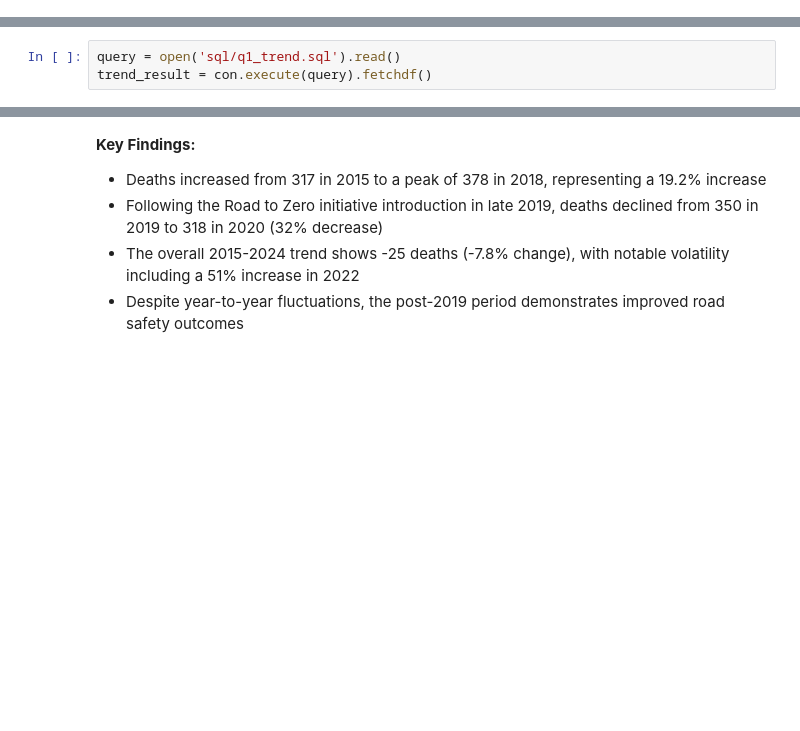
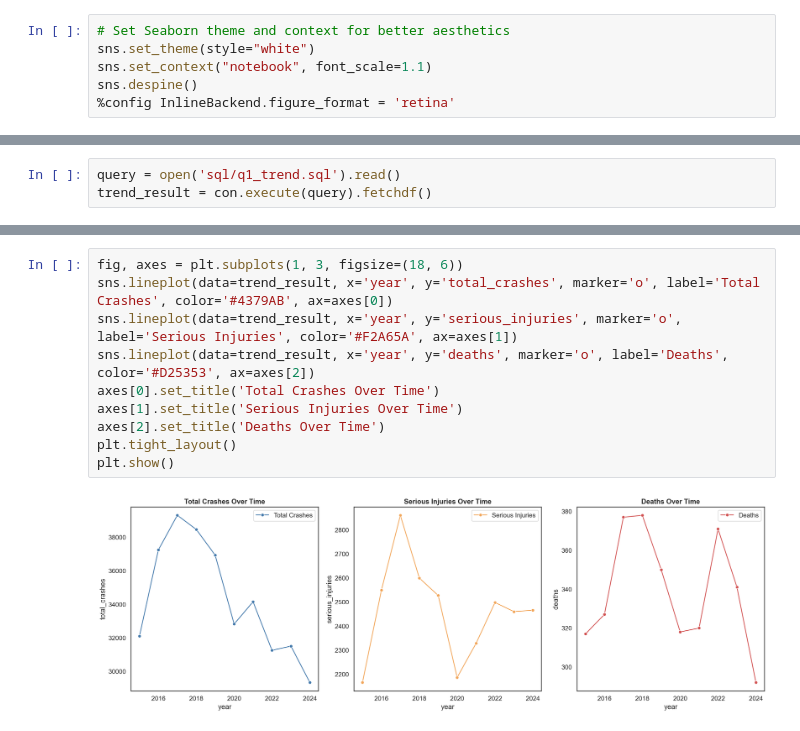
Before and after one commit to Lam-Truong/nz-road-safety-sql, a Jupyter notebook: project_1_workbook.ipynb, the cells around one changed output, grey strips where cells are left out. Drawn from its saved outputs; the diff is of its cells as text; blank space fills up the shorter version.

```diff
--- a/project_1_workbook.ipynb
+++ b/project_1_workbook.ipynb
@@ -8,0 +14,6 @@ pd.set_option('display.max_rows', 100)
+# %%
+# Set Seaborn theme and context for better aesthetics
+sns.set_theme(style="white")
+sns.set_context("notebook", font_scale=1.1)
+sns.despine()
+%config InlineBackend.figure_format = 'retina'
@@ -213,6 +226,12 @@ trend_result
-# %% [markdown]
-**Key Findings:**
-- Deaths increased from 317 in 2015 to a peak of 378 in 2018, representing a 19.2% increase
-- Following the Road to Zero initiative introduction in late 2019, deaths declined from 350 in 2019 to 318 in 2020 (32% decrease)
-- The overall 2015-2024 trend shows -25 deaths (-7.8% change), with notable volatility including a 51% increase in 2022
-- Despite year-to-year fluctuations, the post-2019 period demonstrates improved road safety outcomes
+# %%
+fig, axes = plt.subplots(1, 3, figsize=(18, 6))
+sns.lineplot(data=trend_result, x='year', y='total_crashes', marker='o', label='Total Crashes', color='#4379AB', ax=axes[0])
+sns.lineplot(data=trend_result, x='year', y='serious_injuries', marker='o', label='Serious Injuries', color='#F2A65A', ax=axes[1])
+sns.lineplot(data=trend_result, x='year', y='deaths', marker='o', label='Deaths', color='#D25353', ax=axes[2])
+axes[0].set_title('Total Crashes Over Time')
+axes[1].set_title('Serious Injuries Over Time')
+axes[2].set_title('Deaths Over Time')
+plt.tight_layout()
+plt.show()
+# %% [output]
+[figure, added]
```
Also changed, not shown: parts of 23 cells of this notebook, 2 other files.
